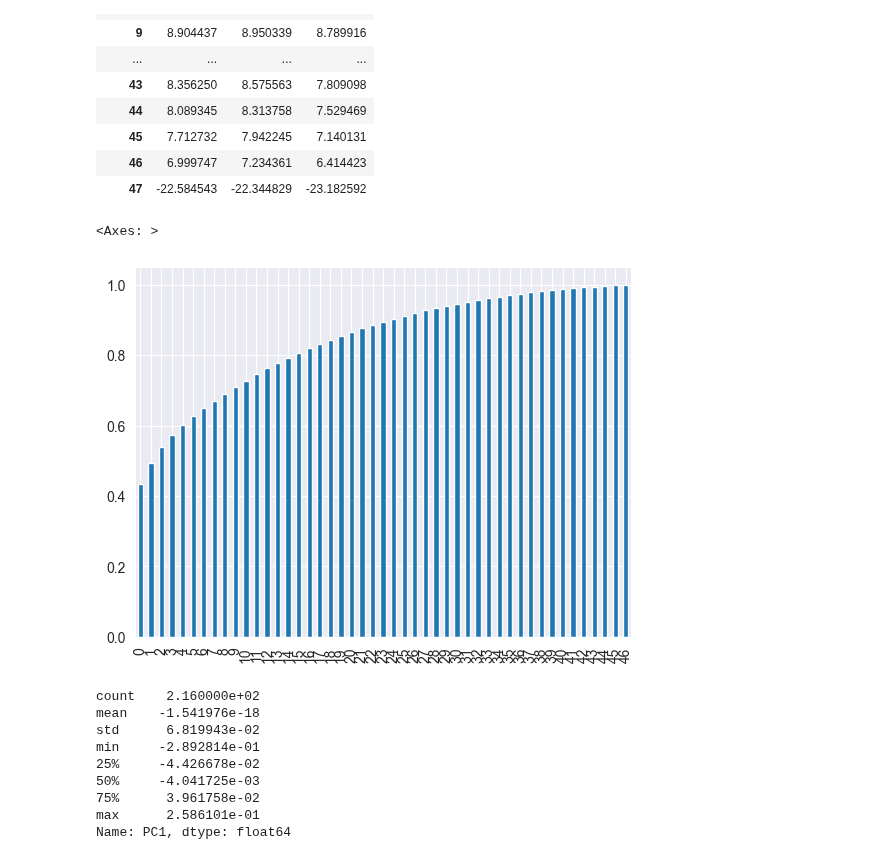
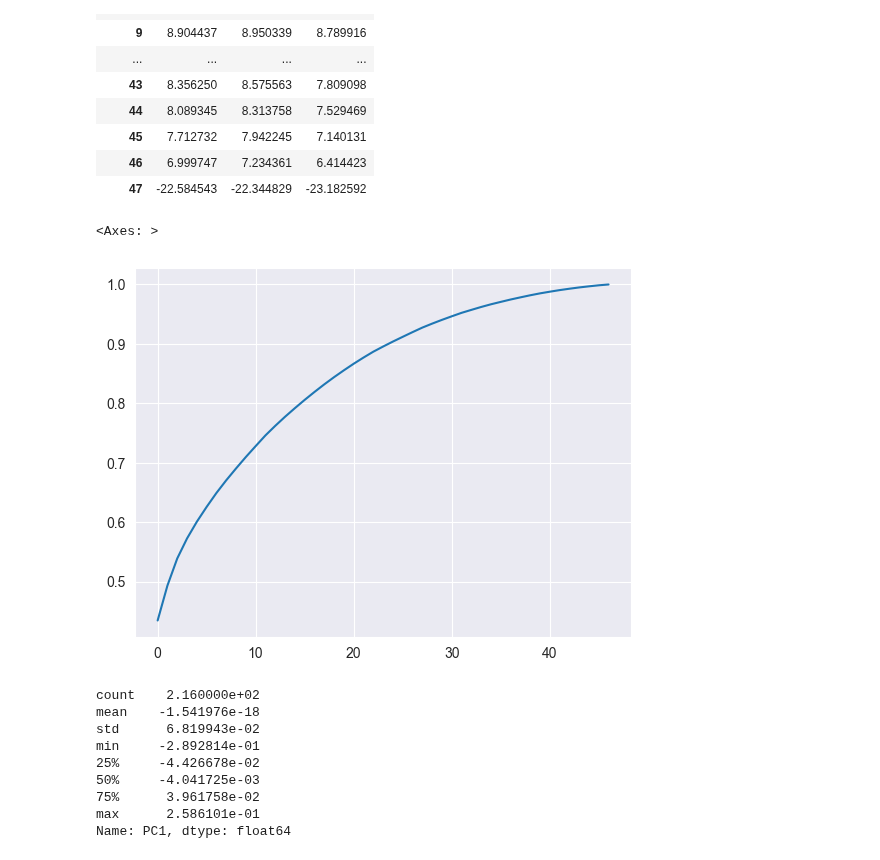
Before and after one commit to RomainCastellarnau/Financial-Econometrics-II, a Jupyter notebook: Code/core_portfolio.ipynb, the cells around one changed output. Drawn from its saved outputs; the diff is of its cells as text; code cells hidden in the pictures.

```diff
--- a/Code/core_portfolio.ipynb
+++ b/Code/core_portfolio.ipynb
@@ -70,10 +70,10 @@ bic_values
 eigen_values = model.eigenvalues
 variance_explained = model.variance_explained
 # %%
-variance_explained.plot.bar()
+variance_explained.plot()
 # %% [output]
 <Axes: >
-[figure, old version]
+[figure, new version]
 # %%
 pc_scores = model.pc_scores
 pc_scores["PC1"].describe()
```
Also changed, not shown: 1 other file.
